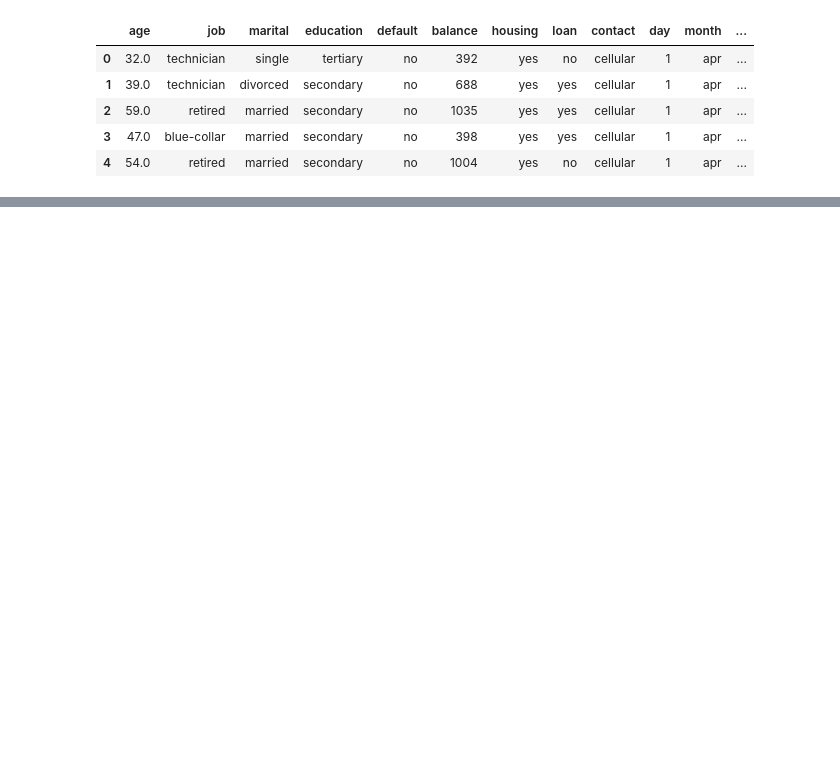
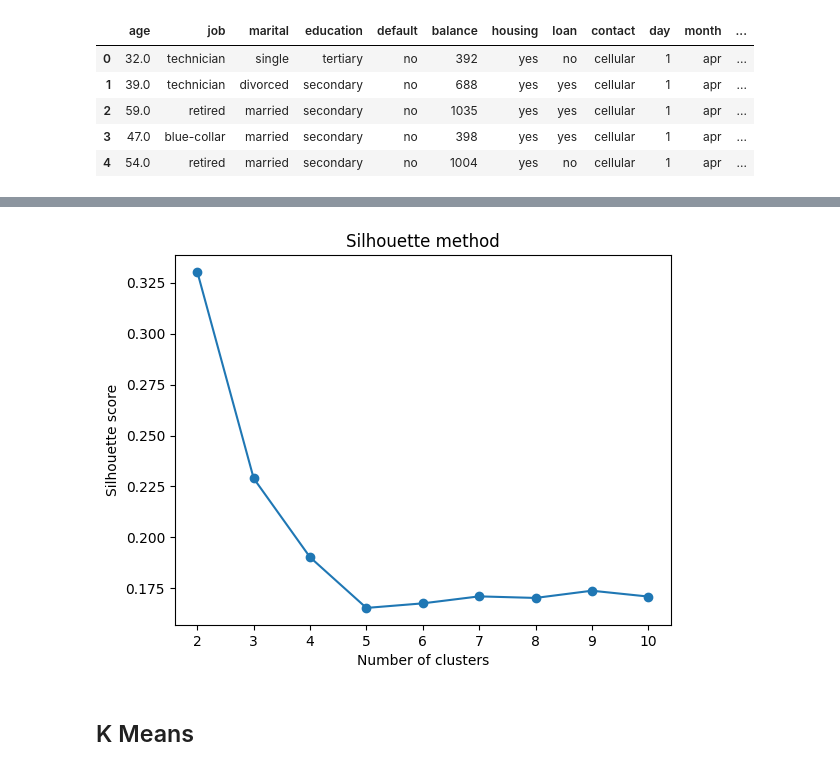
Before and after one commit to kristyan/data, a Jupyter notebook: e-tivity2/etivity2.ipynb, the cells around one changed output, grey strips where cells are left out. Saved outputs shown, nothing was run; the diff lists cells and outputs as text; code cells hidden in the pictures; blank space fills up the shorter version.

```diff
--- a/e-tivity2/etivity2.ipynb
+++ b/e-tivity2/etivity2.ipynb
@@ -255,0 +396,12 @@ df_original.head()
+# %%
+
+# plot the silhouette score for each k value
+plt.plot(k_range, silhouette_scores, marker='o')
+plt.title('Silhouette method')
+plt.xlabel('Number of clusters')
+plt.ylabel('Silhouette score')
+plt.show()
+# %% [output]
+[figure, added]
+# %% [markdown]
+## K Means
```
Also changed, not shown: parts of 21 cells of this notebook.
